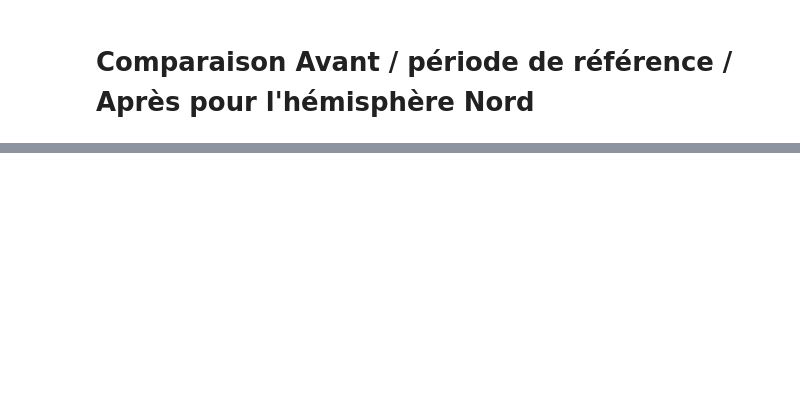
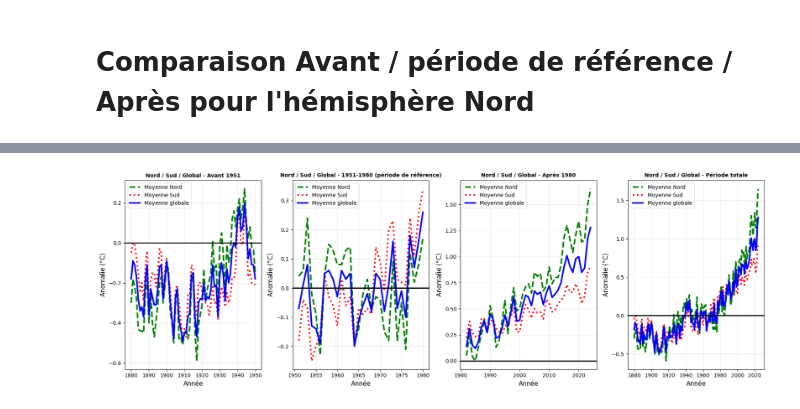
Before and after one commit to VinchC/projet, a Jupyter notebook: northern.ipynb, the cells around one changed output, grey strips where cells are left out. Drawn from its saved outputs; the diff is of its cells as text; code cells hidden in the pictures; blank space fills up the shorter version.

```diff
--- a/northern.ipynb
+++ b/northern.ipynb
@@ -282,24 +286,20 @@ plt.show()
 # %%
-# Séparer les données en trois périodes
-df_avant_southern = df_southern[df_southern['Year'] < 1951]   # Années avant 1951
-df_pendant_southern = df_southern[df_southern['Year'].between(1951, 1980)]   # Années entre 1951 et 1980
-df_apres_southern = df_southern[df_southern['Year'] > 1981]  # Années à partir de 1981
-
 # Quatre graphiques côte à côte
 fig, axes = plt.subplots(1, 4, figsize=(18, 6))
 
 # Graphique de gauche avant 1951
 ax1 = axes[0]
 
-# Hémisphères Nord et Sud avant 1950
-ax1.plot(df_avant_northern['Year'], df_avant_northern['J-D'], label='Moyenne Nord', linewidth=3, color='green', linestyle='--')
-ax1.plot(df_avant_southern['Year'], df_avant_southern['J-D'], label='Moyenne Sud', linewidth=3, color='red')
+# Hémisphères Nord et Sud et global avant 1951
+ax1.plot(df_avant['Year'], df_avant['NH_J-D'], label='Moyenne Nord', linewidth=3, color='green', linestyle='--')
+ax1.plot(df_avant['Year'], df_avant['SH_J-D'], label='Moyenne Sud', linewidth=3, color='red', linestyle='dotted')
+ax1.plot(df_avant['Year'], df_avant['GLOB_J-D'], label='Moyenne globale', linewidth=3, color='blue')
 
 # ligne à 0 pour référence
 ax1.axhline(0, color='black', linewidth=2, alpha=1)
 
 # Titres et labels
-ax1.set_title('Hémisphères Nord et Sud - Avant 1951', fontsize=10, fontweight='bold')
+ax1.set_title('Nord / Sud / Global - Avant 1951', fontsize=10, fontweight='bold')
 ax1.set_xlabel('Année', fontsize=12)
 ax1.set_ylabel('Anomalie (°C)', fontsize=12)
 ax1.legend(fontsize=10)
@@ -308,16 +308,17 @@ ax1.grid(True, alpha=0.3)
 # Graphique central gauche période de référence (1951-1980)
 ax2 = axes[1]
 
-# Hémisphères Nord et Sud entre 1951 et 1980
-ax2.plot(df_pendant_northern['Year'], df_pendant_northern['J-D'], label='Moyenne Nord', linewidth=3, color='green', linestyle='--')
-ax2.plot(df_pendant_southern['Year'], df_pendant_southern['J-D'], label='Moyenne Sud', linewidth=3, color='red')
+# Hémisphères Nord et Sud et global entre 1951 et 1980
+ax2.plot(df_pendant['Year'], df_pendant['NH_J-D'], label='Moyenne Nord', linewidth=3, color='green', linestyle='--')
+ax2.plot(df_pendant['Year'], df_pendant['SH_J-D'], label='Moyenne Sud', linewidth=3, color='red', linestyle='dotted')
+ax2.plot(df_pendant['Year'], df_pendant['GLOB_J-D'], label='Moyenne globale', linewidth=3, color='blue')
 
 # ligne à 0 pour référence
 ax2.axhline(0, color='black', linewidth=2, alpha=1)
 
 
 # Titres et labels
-ax2.set_title('Hémisphères Nord et Sud - 1951-1980 (période de référence)', fontsize=10, fontweight='bold')
+ax2.set_title('Nord / Sud / Global - 1951-1980 (période de référence)', fontsize=10, fontweight='bold')
 ax2.set_xlabel('Année', fontsize=12)
 ax2.set_ylabel('Anomalie (°C)', fontsize=12)
 ax2.legend(fontsize=10)
@@ -325,39 +326,43 @@ ax2.grid(True, alpha=0.3)
 
 # Graphique central droite après 1980
 ax3 = axes[2]
 
-# Hémisphères Nord et Sud entre 1951 et 1980
-ax3.plot(df_apres_northern['Year'], df_apres_northern['J-D'], label='Moyenne Nord', linewidth=3, color='green', linestyle='--')
-ax3.plot(df_apres_southern['Year'], df_apres_southern['J-D'], label='Moyenne Sud', linewidth=3, color='red')
+# Hémisphères Nord et Sud et global entre 1951 et 1980
+ax3.plot(df_apres['Year'], df_apres['NH_J-D'], label='Moyenne Nord', linewidth=3, color='green', linestyle='--')
+ax3.plot(df_apres['Year'], df_apres['SH_J-D'], label='Moyenne Sud', linewidth=3, color='red', linestyle='dotted')
+ax3.plot(df_apres['Year'], df_apres['GLOB_J-D'], label='Moyenne globale', linewidth=3, color='blue')
 
 #ligne à 0 pour référence
 ax3.axhline(0, color='black', linewidth=2, alpha=1)
 
 #Titres et labels
-ax3.set_title('Hémisphères Nord et Sud - Après 1980', fontsize=10, fontweight='bold')
+ax3.set_title('Nord / Sud / Global - Après 1980', fontsize=10, fontweight='bold')
 ax3.set_xlabel('Année', fontsize=12)
 ax3.set_ylabel('Anomalie (°C)', fontsize=12)
 ax3.legend(fontsize=10)
 ax3.grid(True, alpha=0.3)
 
 #Graphique global (période complète)
 ax4 = axes[3]
 
-# 4 saisons + moyenne
-ax4.plot(df_northern['Year'], df_northern['J-D'], label='Moyenne Nord', linewidth=3, color='green', linestyle='--')
-ax4.plot(df_southern['Year'], df_southern['J-D'], label='Moyenne Sud', linewidth=3, color='red')
+# Hémisphères Nord et Sud et global sur toute la période
+ax4.plot(df_new['Year'], df_new['NH_J-D'], label='Moyenne Nord', linewidth=3, color='green', linestyle='--')
+ax4.plot(df_new['Year'], df_new['SH_J-D'], label='Moyenne Sud', linewidth=3, color='red', linestyle='dotted')
+ax4.plot(df_new['Year'], df_new['GLOB_J-D'], label='Moyenne globale', linewidth=3, color='blue')
 
 #ligne à 0 pour référence
 ax4.axhline(0, color='black', linewidth=2, alpha=1)
 
 #Titres et labels
-ax4.set_title('Hémisphères Nord et Sud - Période totale', fontsize=10, fontweight='bold')
+ax4.set_title('Nord / Sud / Global - Période totale', fontsize=10, fontweight='bold')
 ax4.set_xlabel('Année', fontsize=12)
 ax4.set_ylabel('Anomalie (°C)', fontsize=12)
 ax4.legend(fontsize=10)
 ax4.grid(True, alpha=0.3)
 
 
 plt.tight_layout()
-plt.savefig('./images/comparaison_hemispheres_avant_apres_periode_reference.png', dpi=300, bbox_inches='tight')
+plt.savefig('./images/comparaison_hemispheres_global_avant_apres_periode_reference.png', dpi=300, bbox_inches='tight')
 plt.show()
+# %% [output]
+[figure, added]
```
Also changed, not shown: parts of 5 cells of this notebook, 3 other files.
